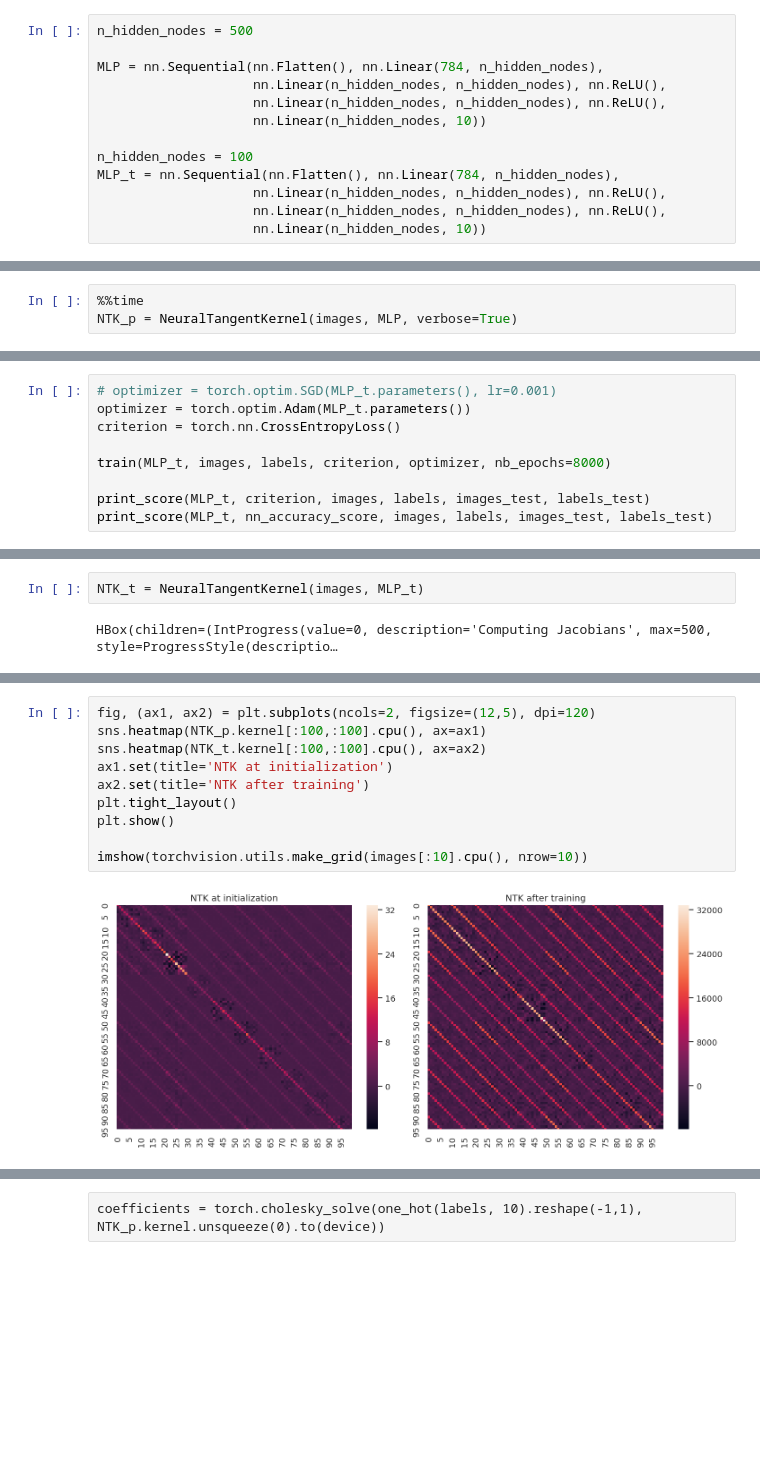
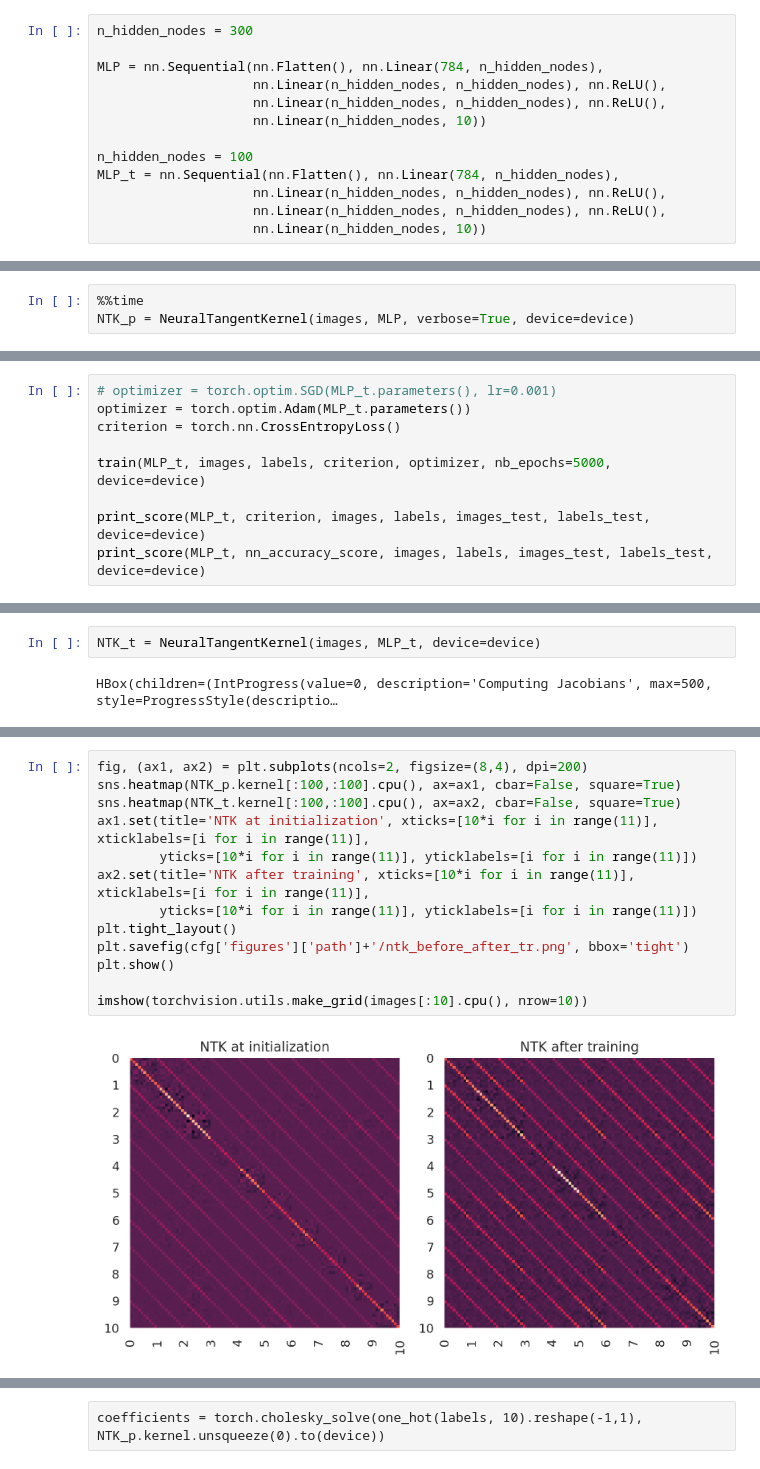
Before and after one commit to WilliamCappelletti/CNTK, a Jupyter notebook: Simulations/src/notebooks/CNTK.ipynb, the cells around one changed output, grey strips where cells are left out. Drawn from its saved outputs; the diff is of its cells as text; blank space fills up the shorter version.

```diff
--- a/Simulations/src/notebooks/CNTK.ipynb
+++ b/Simulations/src/notebooks/CNTK.ipynb
@@ -135,7 +135,7 @@ We use a simple design, to warm up the computations. The derivation of the NTK i
 
 We use an MLP with ? layers and ReLU activation function, and try a different number of hidden nodes.
 # %%
-n_hidden_nodes = 500
+n_hidden_nodes = 300
 
 MLP = nn.Sequential(nn.Flatten(), nn.Linear(784, n_hidden_nodes),
                     nn.Linear(n_hidden_nodes, n_hidden_nodes), nn.ReLU(),
@@ -150,3 +158,3 @@ MLP_t = nn.Sequential(nn.Flatten(), nn.Linear(784, n_hidden_nodes),
 # %%
 %%time
-NTK_p = NeuralTangentKernel(images, MLP, verbose=True)
+NTK_p = NeuralTangentKernel(images, MLP, verbose=True, device=device)
@@ -162,9 +175,9 @@ plt.show()
 optimizer = torch.optim.Adam(MLP_t.parameters())
 criterion = torch.nn.CrossEntropyLoss()
 
-train(MLP_t, images, labels, criterion, optimizer, nb_epochs=8000)
+train(MLP_t, images, labels, criterion, optimizer, nb_epochs=5000, device=device)
 
-print_score(MLP_t, criterion, images, labels, images_test, labels_test)
-print_score(MLP_t, nn_accuracy_score, images, labels, images_test, labels_test)
+print_score(MLP_t, criterion, images, labels, images_test, labels_test, device=device)
+print_score(MLP_t, nn_accuracy_score, images, labels, images_test, labels_test, device=device)
 # %% [output]
 [interactive output not drawn]
@@ -190,4 +203,4 @@ Prediction :     3 7 4 0 6 4 9 7
 # %%
-NTK_t = NeuralTangentKernel(images, MLP_t)
+NTK_t = NeuralTangentKernel(images, MLP_t, device=device)
 # %% [output]
 HBox(children=(IntProgress(value=0, description='Computing Jacobians', max=500, style=ProgressStyle(descriptio…
@@ -194,13 +209,16 @@ HBox(children=(IntProgress(value=0, description='Computing Jacobians', max=500,
 # %%
-fig, (ax1, ax2) = plt.subplots(ncols=2, figsize=(12,5), dpi=120)
-sns.heatmap(NTK_p.kernel[:100,:100].cpu(), ax=ax1)
-sns.heatmap(NTK_t.kernel[:100,:100].cpu(), ax=ax2)
-ax1.set(title='NTK at initialization')
-ax2.set(title='NTK after training')
+fig, (ax1, ax2) = plt.subplots(ncols=2, figsize=(8,4), dpi=200)
+sns.heatmap(NTK_p.kernel[:100,:100].cpu(), ax=ax1, cbar=False, square=True)
+sns.heatmap(NTK_t.kernel[:100,:100].cpu(), ax=ax2, cbar=False, square=True)
+ax1.set(title='NTK at initialization', xticks=[10*i for i in range(11)], xticklabels=[i for i in range(11)],
+        yticks=[10*i for i in range(11)], yticklabels=[i for i in range(11)])
+ax2.set(title='NTK after training', xticks=[10*i for i in range(11)], xticklabels=[i for i in range(11)],
+        yticks=[10*i for i in range(11)], yticklabels=[i for i in range(11)])
 plt.tight_layout()
+plt.savefig(cfg['figures']['path']+'/ntk_before_after_tr.png', bbox='tight')
 plt.show()
 
 imshow(torchvision.utils.make_grid(images[:10].cpu(), nrow=10))
 # %% [output]
-[figure, old version]
+[figure, new version]
 Clipping input data to the valid range for imshow with RGB data ([0..1] for floats or [0..255] for integers).
```
Also changed, not shown: parts of 13 cells of this notebook, 5 other files.
